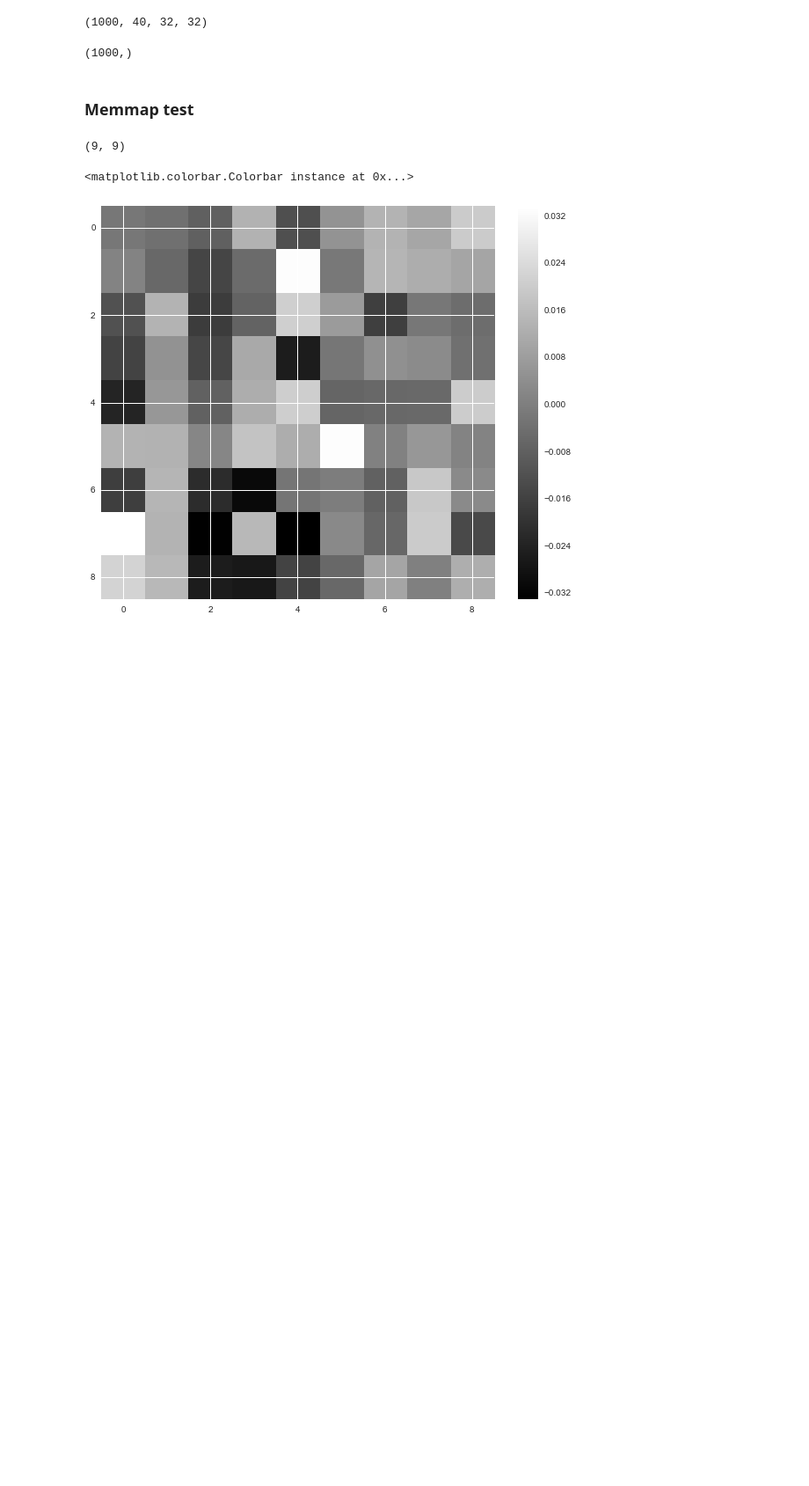
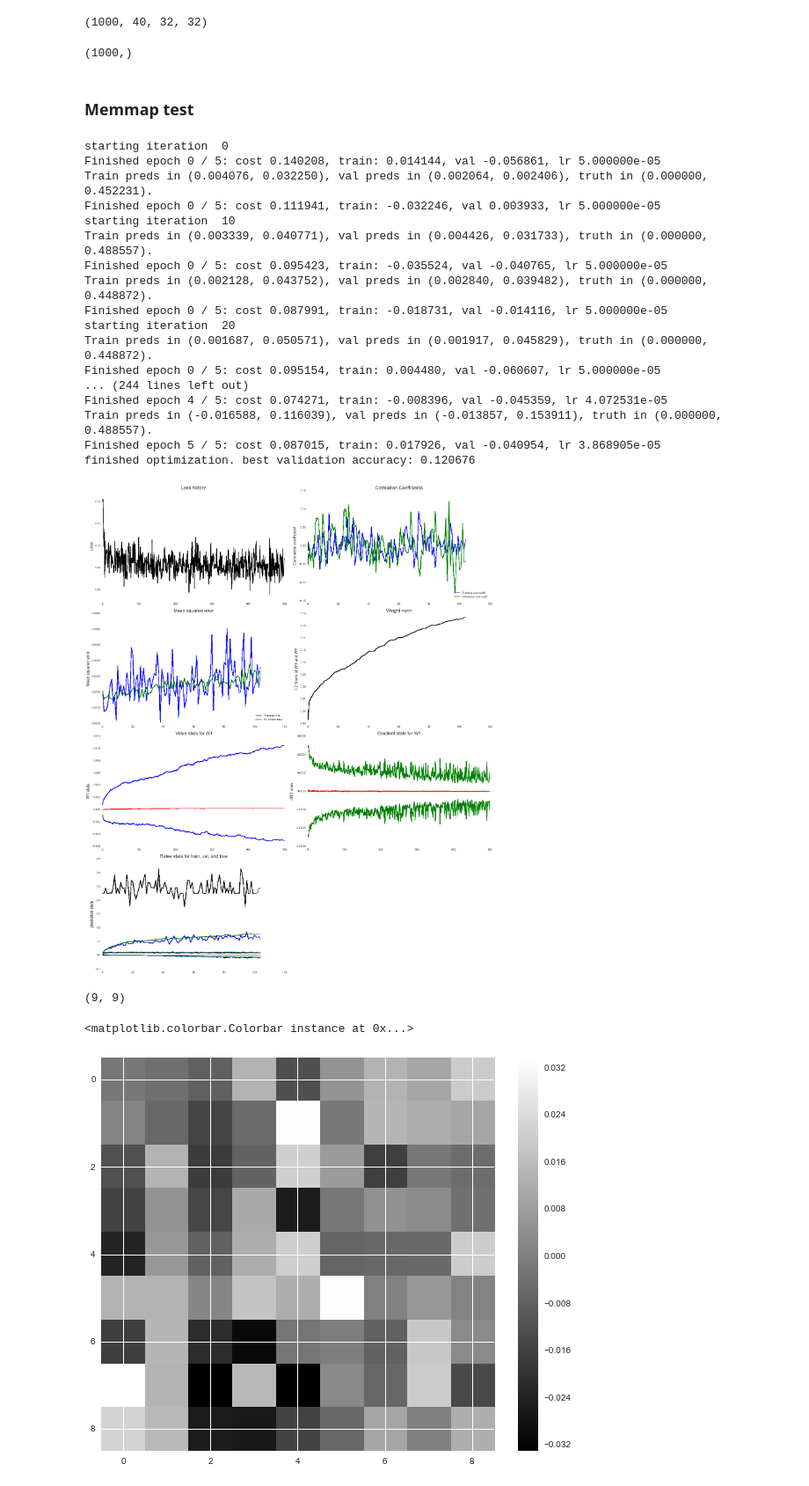
Before and after one commit to baccuslab/deep-retina, a Jupyter notebook: python/train.ipynb, the cells around one changed output. Shown at 88% size. Saved outputs shown, nothing was run; the diff lists cells and outputs as text; code cells hidden in the pictures; blank space fills up the shorter version.

```diff
--- a/python/train.ipynb
+++ b/python/train.ipynb
@@ -453,7 +471,7 @@ y[:,cell][valMask].shape
 from utils.classifier_trainer import ClassifierTrainer
 
 trainer = ClassifierTrainer()
-learning_rate = 5e-6
+learning_rate = 5e-5
 reg = 0.0 #0.001
 dropout = 1.0
 num_epochs = 5
@@ -461,31 +479,50 @@ num_epochs = 5
 # choose best learning rate from cross validation with 1 epoch
 #lr_hist = {} # for lr in logspace(-5,-1,10):
 #learning_rate = lr_hist.keys()[np.argmin(lr_hist.values())] # lr of 0.00016681005372000591 for 0.2425 val acc
 
 # choose best regularization from cross validation with 1 epoch
 #reg_hist = {} # for r in logspace(-5,-1,10)
 #reg = reg_hist.keys()[np.argmin(reg_hist.values())] # r of 0.00016681005372000591 for 0.2425 val acc
 
 
 #best_model = None
 #best_val_acc = 0.0 # np.inf
 
 #for reg in logspace(-5,-1,10):
 #for learning_rate in logspace(-4,-1,10):
 finetuned_model, loss_history, train_acc_history, val_acc_history = trainer.train_memmap(X, y[:,cell], trainMask,
                                                                                   valMask, model, two_layer_convnet,
                                                                                   learning_rate=learning_rate,
                                                                                   reg=reg, update='rmsprop',
                                                                                   dropout=dropout,
                                                                                   num_epochs=num_epochs,
-                                                                                  batch_size=50, verbose=True,
+                                                                                  batch_size=500, verbose=True,
                                                                                  acc_frequency=5, save_plots=True)
 #print 'Validation error %s for learning rate %s.' %(np.max(val_err_history), learning_rate)
 #print 'Validation error %s for regularization %s.' %(np.min(val_err_history), reg)
 
 if np.max(val_acc_history) > best_val_acc:
     best_model = finetuned_model
     best_val_acc = np.max(val_acc_history)
 
 #lr_hist[learning_rate] = np.min(val_err_history)
 #reg_hist[reg] = np.min(val_err_history)
+# %% [output]
+starting iteration  0
+Finished epoch 0 / 5: cost 0.140208, train: 0.014144, val -0.056861, lr 5.000000e-05
+Train preds in (0.004076, 0.032250), val preds in (0.002064, 0.002406), truth in (0.000000, 0.452231).
+Finished epoch 0 / 5: cost 0.111941, train: -0.032246, val 0.003933, lr 5.000000e-05
+starting iteration  10
+Train preds in (0.003339, 0.040771), val preds in (0.004426, 0.031733), truth in (0.000000, 0.488557).
+Finished epoch 0 / 5: cost 0.095423, train: -0.035524, val -0.040765, lr 5.000000e-05
+Train preds in (0.002128, 0.043752), val preds in (0.002840, 0.039482), truth in (0.000000, 0.448872).
+Finished epoch 0 / 5: cost 0.087991, train: -0.018731, val -0.014116, lr 5.000000e-05
+starting iteration  20
+Train preds in (0.001687, 0.050571), val preds in (0.001917, 0.045829), truth in (0.000000, 0.448872).
+Finished epoch 0 / 5: cost 0.095154, train: 0.004480, val -0.060607, lr 5.000000e-05
+... (244 lines left out)
+Finished epoch 4 / 5: cost 0.074271, train: -0.008396, val -0.045359, lr 4.072531e-05
+Train preds in (-0.016588, 0.116039), val preds in (-0.013857, 0.153911), truth in (0.000000, 0.488557).
+Finished epoch 5 / 5: cost 0.087015, train: 0.017926, val -0.040954, lr 3.868905e-05
+finished optimization. best validation accuracy: 0.120676
+[figure, added]
```
Also changed, not shown: parts of 17 cells of this notebook, 3 other files.
